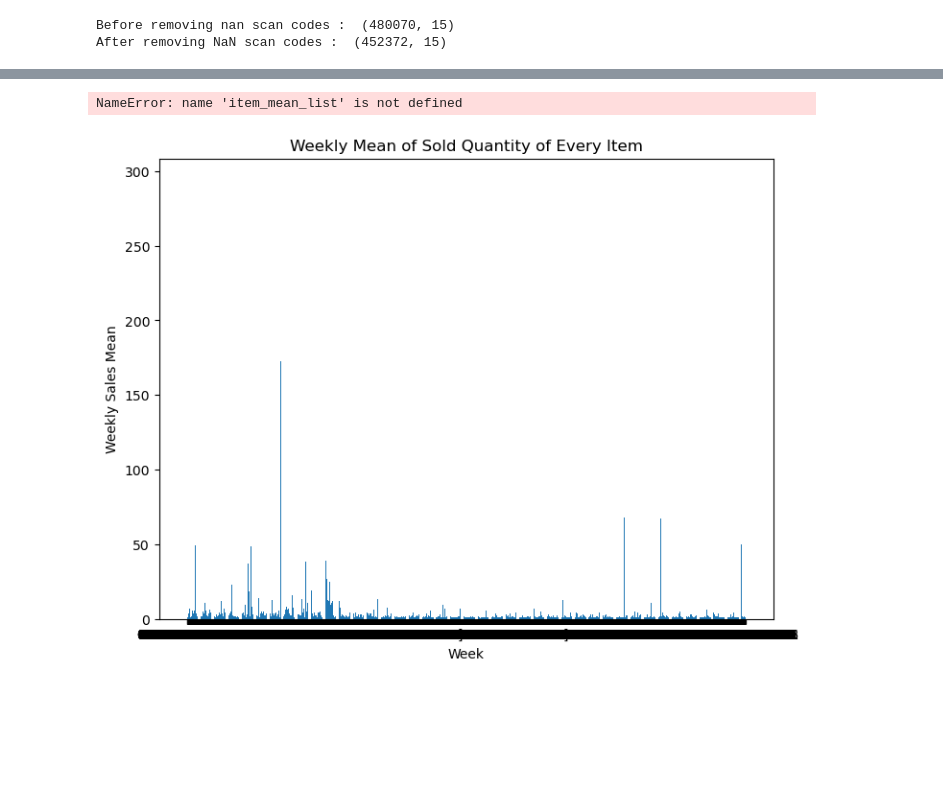
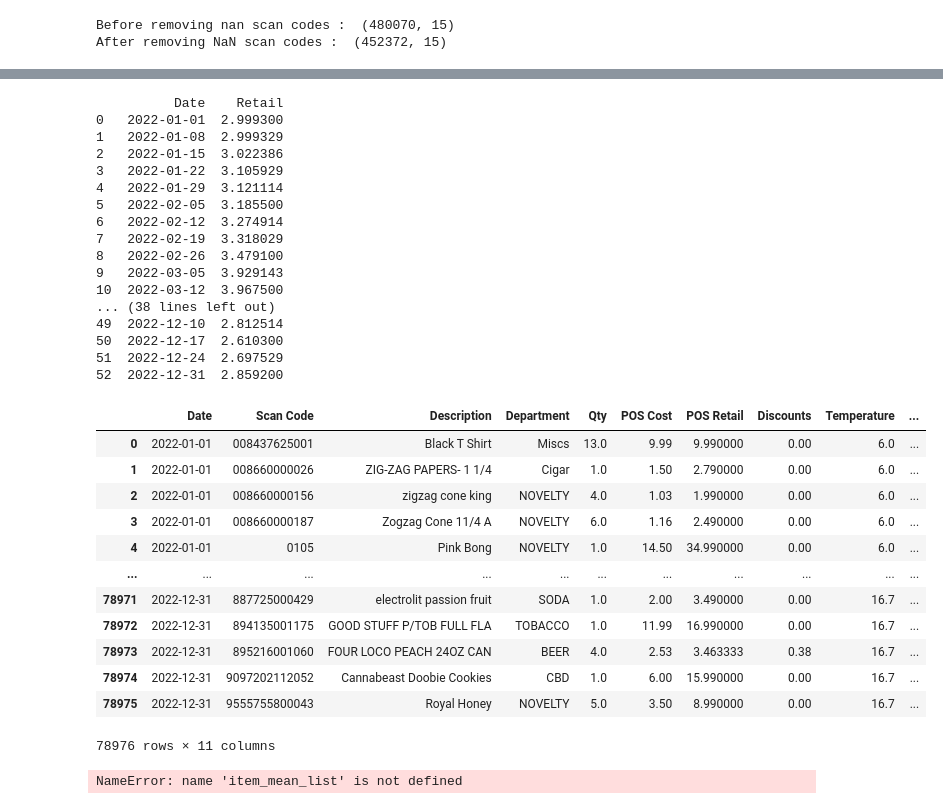
Before and after one commit to jcode999/Demand-Forecaster, a Jupyter notebook: Demand_Sale_Forecast.ipynb, the cells around one changed output, grey strips where cells are left out. Saved outputs shown, nothing was run; the diff lists cells and outputs as text; code cells hidden in the pictures; blank space fills up the shorter version.

```diff
--- a/Demand_Sale_Forecast.ipynb
+++ b/Demand_Sale_Forecast.ipynb
@@ -46,6 +47,12 @@ print(collect_weekly_weather_data().keys)
 50 2022-12-17   3.542857
 51 2022-12-24   8.442857
 52 2022-12-31  16.700000>
+# %%
+#collect weekly gas avg price
+def collect_weekly_gas_avg():
+    week_gas_df = pd.read_csv('data/csv/original/gas_avg_weekly_2022.csv')
+    print(week_gas_df)
+    return week_gas_df
 # %%
 
 def createRangeList(start, end):
@@ -200,33 +213,68 @@ LOTTO ONLINE
 # %%
 # group weekly
 #convert to Date column to proper date format
 df['Date'] = pd.to_datetime(df['Date'])
 
 #[pd.Grouper(key='Date', freq='W'),
 # df['Week Number'] = df['Date'].dt.week
 
 #Find total number of sale quantity of each item per week, mean of Cost and Retail
-grp = df.groupby([pd.Grouper(key="Date", freq="7D",origin='2022-01-01'),'Scan Code','Description','Department']).agg({'Qty':'sum','POS Cost':'mean','POS Retail':'mean','Discount':'sum'})
+grp = df.groupby([pd.Grouper(key="Date", freq="7D",origin='2022-01-01'),'Scan Code','Description','Department']).agg({'Qty':'sum','POS Cost':'mean','POS Retail':'mean','Discounts':'sum'})
 week_grp_lbl = grp.reset_index()
+
 week_grp_lbl['Temperature'] = ''
+week_grp_lbl['Avg Gas Price'] = ''
+week_grp_lbl['Date'] = pd.to_datetime(week_grp_lbl['Date'])
+week_grp_lbl['Week Number'] =  week_grp_lbl['Date'].dt.isocalendar().week
+
+
 weekly_avg_temp = collect_weekly_weather_data()
 weeks = list(weekly_avg_temp['date'])
 temps = list(weekly_avg_temp['tavg'])
+
+weekly_gas_avg = collect_weekly_gas_avg()
+avg_price = list(weekly_gas_avg['Retail'])
+
 week_counter = 0
 for i in range(0,len(weeks)):
     dates = week_grp_lbl[week_grp_lbl['Date'] == weeks[i]].index
     week_grp_lbl.loc[dates, 'Temperature'] = temps[i]
+    week_grp_lbl.loc[dates, 'Avg Gas Price'] = avg_price[i]
 
-# for i in range(0,len(week_grp_lbl)):
-#     if week_grp_lbl['Date'][i] == weeks[week_counter]:
-#         week_grp_lbl['Temperature'][i] = temps[week_counter]
-#     else:
-#         week_counter =+ 1
-#         if week_counter <= len(weeks):
-#             week_grp_lbl['Temperature'][i] = temps[week_counter]
 
 week_grp_lbl.to_csv('data/csv/computed/demand_forecast_weekly.csv',index=False,index_label=False)
 week_grp_lbl
+# %% [output]
+          Date    Retail
+0   2022-01-01  2.999300
+1   2022-01-08  2.999329
+2   2022-01-15  3.022386
+3   2022-01-22  3.105929
+4   2022-01-29  3.121114
+5   2022-02-05  3.185500
+6   2022-02-12  3.274914
+7   2022-02-19  3.318029
+8   2022-02-26  3.479100
+9   2022-03-05  3.929143
+10  2022-03-12  3.967500
+... (38 lines left out)
+49  2022-12-10  2.812514
+50  2022-12-17  2.610300
+51  2022-12-24  2.697529
+52  2022-12-31  2.859200
+|  | Date | Scan Code | Description | Department | Qty | POS Cost | POS Retail | Discounts | Temperature | ... |
+| 0 | 2022-01-01 | 008437625001 | Black T Shirt | Miscs | 13.0 | 9.99 | 9.990000 | 0.00 | 6.0 | ... |
+| 1 | 2022-01-01 | 008660000026 | ZIG-ZAG PAPERS- 1 1/4 | Cigar | 1.0 | 1.50 | 2.790000 | 0.00 | 6.0 | ... |
+| 2 | 2022-01-01 | 008660000156 | zigzag cone king | NOVELTY | 4.0 | 1.03 | 1.990000 | 0.00 | 6.0 | ... |
+| 3 | 2022-01-01 | 008660000187 | Zogzag Cone 11/4 A | NOVELTY | 6.0 | 1.16 | 2.490000 | 0.00 | 6.0 | ... |
+| 4 | 2022-01-01 | 0105 | Pink Bong | NOVELTY | 1.0 | 14.50 | 34.990000 | 0.00 | 6.0 | ... |
+| ... | ... | ... | ... | ... | ... | ... | ... | ... | ... | ... |
+| 78971 | 2022-12-31 | 887725000429 | electrolit passion fruit | SODA | 1.0 | 2.00 | 3.490000 | 0.00 | 16.7 | ... |
+| 78972 | 2022-12-31 | 894135001175 | GOOD STUFF P/TOB FULL FLA | TOBACCO | 1.0 | 11.99 | 16.990000 | 0.00 | 16.7 | ... |
+| 78973 | 2022-12-31 | 895216001060 | FOUR LOCO PEACH 24OZ CAN | BEER | 4.0 | 2.53 | 3.463333 | 0.38 | 16.7 | ... |
+| 78974 | 2022-12-31 | 9097202112052 | Cannabeast Doobie Cookies | CBD | 1.0 | 6.00 | 15.990000 | 0.00 | 16.7 | ... |
+| 78975 | 2022-12-31 | 9555755800043 | Royal Honey | NOVELTY | 5.0 | 3.50 | 8.990000 | 0.00 | 16.7 | ... |
+78976 rows × 11 columns
 # %%
 #Exporatory Data analysis (MEAN,MEDIAN,STANDARD DEVIATION) for each item each week.
 #item wise weekly report
@@ -254,7 +302,3 @@ for item in items_list:
 sorted_list = sorted(item_analysis_list, key=lambda x: x[1], reverse = True)
 # %% [output]
 NameError: name 'item_mean_list' is not defined
-# %%
-weekly_sales_mean_chart(item_mean_list)
-# %% [output]
-[figure, removed]
```
Also changed, not shown: parts of 22 cells of this notebook, 10 other files.
